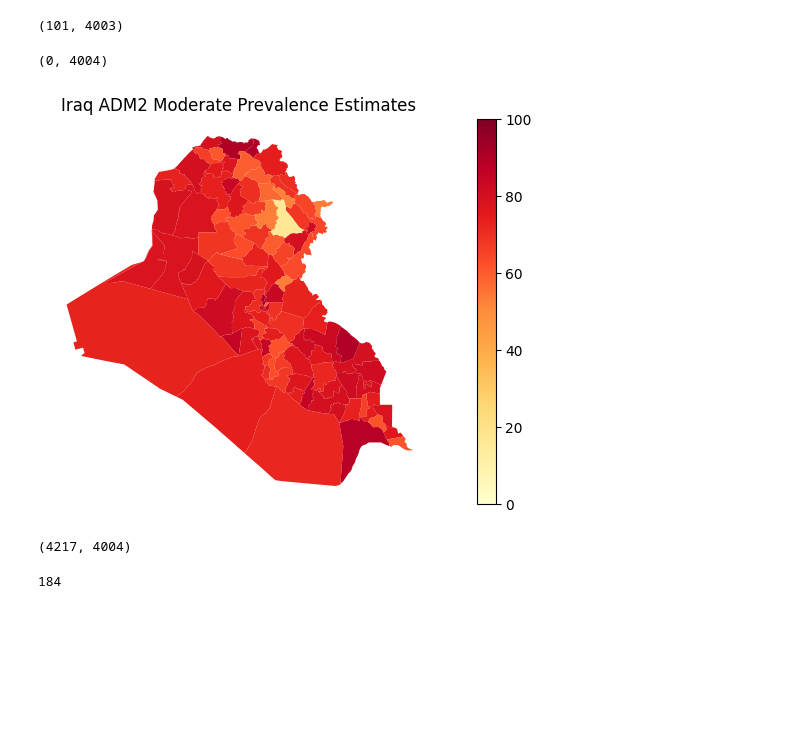
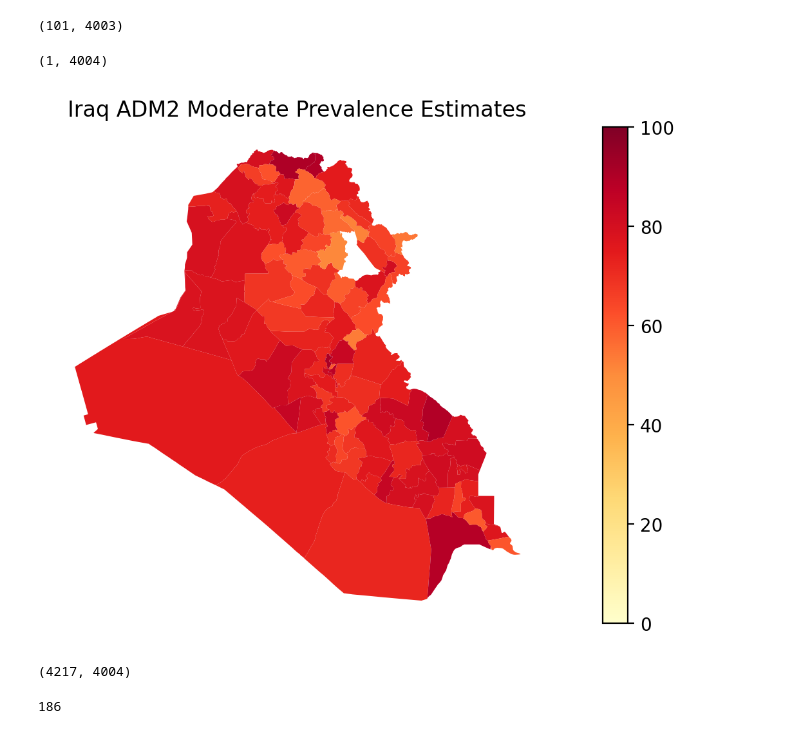
Before and after one commit to marinavicini/child_poverty_iraq, a Jupyter notebook: notebooks/2.0_model-deprived-mod.ipynb, the cells around one changed output. Saved outputs shown, nothing was run; the diff lists cells and outputs as text; code cells hidden in the pictures; blank space fills up the shorter version.

```diff
--- a/notebooks/2.0_model-deprived-mod.ipynb
+++ b/notebooks/2.0_model-deprived-mod.ipynb
@@ -25,7 +37,7 @@ merged.shape
 # %%
 pred_amd1, model, model_details, performance = tm.train_model(merged, target=target,
                                    model = Ridge(0.5),
-                                   boxcox=True, pca_components=300, weight=25, plot=False)
+                                   boxcox=True, pca_components=None, weight=25, plot=False)
 
 print(performance)
 
@@ -80,19 +94,19 @@ irq_adm2['predictions'] = pm.predict_model(model, model_details, irq_adm2)
 # %%
 irq_adm2[irq_adm2['predictions'].isna()].shape
 # %% [output]
-(0, 4004)
+(1, 4004)
 # %%
 # Create a plot using matplotlib
-fig, ax = plt.subplots(figsize=(12, 5)) #, dpi=200)
+fig, ax = plt.subplots(figsize=(12, 5), dpi=200)
 
 # Plot ADM2 prevalence estimate
 irq_adm2.plot(ax=ax, column='predictions', cmap='YlOrRd', legend=True, vmin = 0, vmax= 100)
 
 plt.title(f'Iraq ADM2 Moderate Prevalence Estimates')
 plt.axis('off')
 plt.show()
 # %% [output]
-[figure, old version]
+[figure, new version]
 # %%
 irq_01x01 = pd.read_csv('../data/interim/mosaiks_irq_01x01.csv')
 
@@ -110,4 +124,4 @@ irq_01x01['predictions'] = pm.predict_model(model, model_details, irq_01x01)
 # %%
 irq_01x01['predictions'].isna().sum()
 # %% [output]
-184
+186
```
Also changed, not shown: parts of 13 cells of this notebook, 6 other files.
